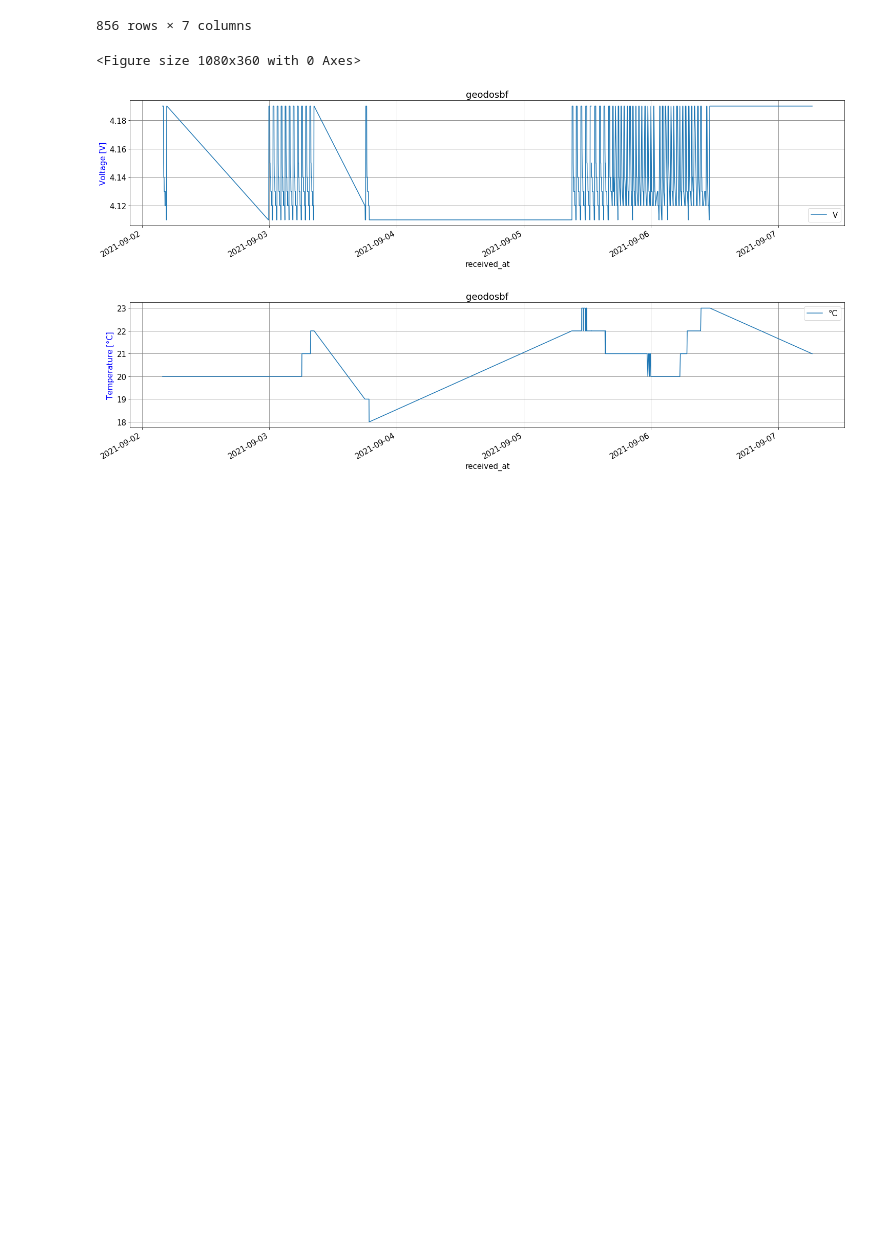
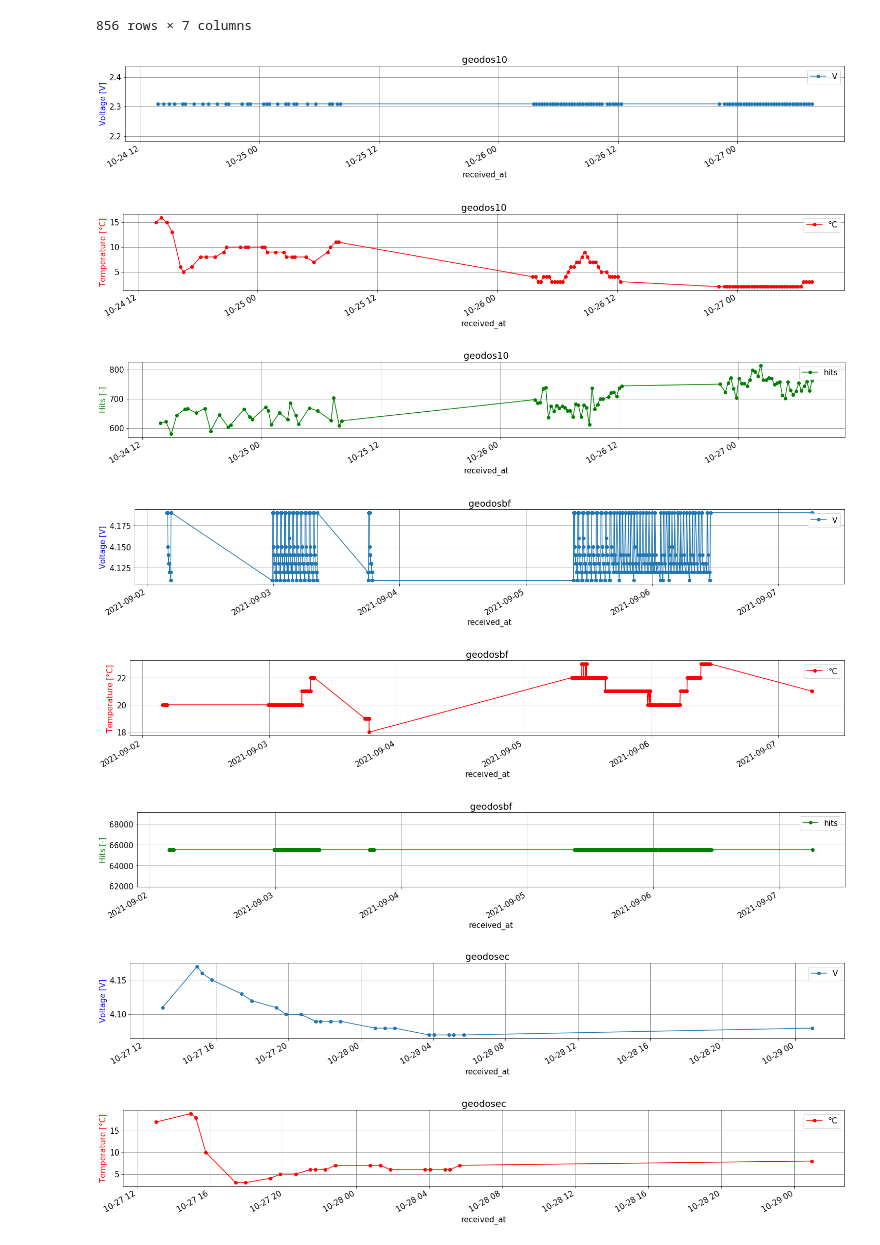
Before and after one commit to UniversalScientificTechnologies/GEODOS01, a Jupyter notebook: sw/Plot GEODOS telemetry.ipynb, the cells around one changed output. Cells and saved outputs as stored; diff of their text form; code cells hidden in the pictures; blank space fills up the shorter version.

Commit message:
update of telemetr graphs

```diff
--- a/sw/Plot GEODOS telemetry.ipynb
+++ b/sw/Plot GEODOS telemetry.ipynb
@@ -43,23 +43,31 @@ df
 | 855 | geodosbf | 2021-09-07 06:24:18.544262212+00:00 | [crreat2] | 4.19 | 65524.0 | 166.0 | 21.0 |
 856 rows × 7 columns
 # %%
-plt.figure(figsize=(15,5))
-plt.tight_layout()
+#plt.figure(figsize=(10,1))
+#plt.tight_layout()
 matplotlib.rcParams.update({'font.size': 15})
 
 # iterate over unique device IDs seen in logged messages
 for dev_id in np.unique(df["device_id"]):
     # select rows from that particular device
     df_filtered = df[df["device_id"] == dev_id]
 
     # some plots...
-    df_filtered.plot("received_at", "V", figsize=(25, 5), title=dev_id)
+    df_filtered.plot("received_at", "V", figsize=(25, 3), title=dev_id, marker='o')
     plt.ylabel('Voltage [V]', color='blue')
     plt.grid(b=True, which='major', color='grey', linestyle='-')
-    df_filtered.plot("received_at", "°C", figsize=(25, 5), title=dev_id)
-    plt.ylabel('Temperature [°C]', color='blue')
+    df_filtered.plot("received_at", "°C", figsize=(25, 3), title=dev_id, color='red', marker='o')
+    plt.ylabel('Temperature [°C]', color='red')
     plt.grid(b=True, which='major', color='grey', linestyle='-')
+    df_filtered.plot("received_at", "hits", figsize=(25, 3), title=dev_id, color='green', marker='o')
+    plt.ylabel('Hits [-]', color='green')
+    plt.grid(b=True, which='major', color='grey', linestyle='-')
 # %% [output]
-<Figure size 1080x360 with 0 Axes>
-[figure, old version]
+[figure, new version]
-[figure, old version]
+[figure, new version]
+[figure, added]
+[figure, added]
+[figure, added]
+[figure, added]
+[figure, added]
+[figure, added]
```
Also changed, not shown: parts of 1 cell of this notebook, 1 other file.
